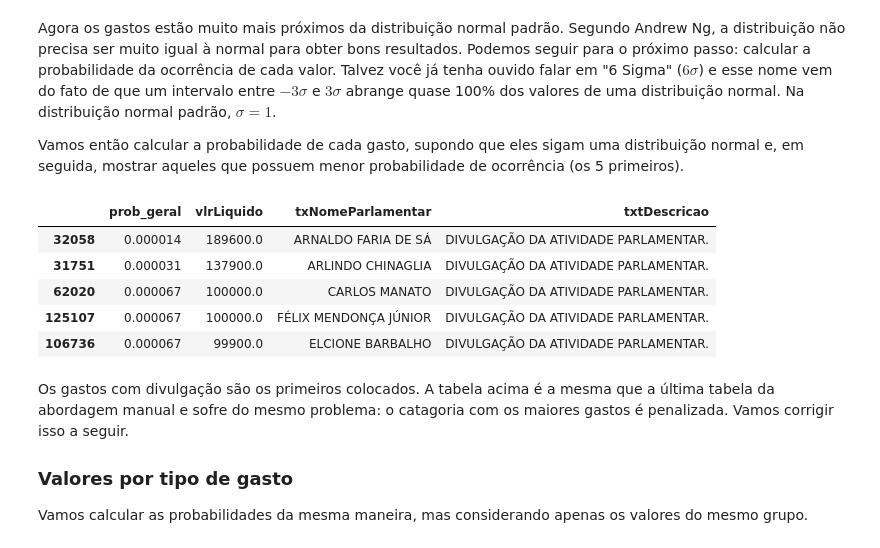
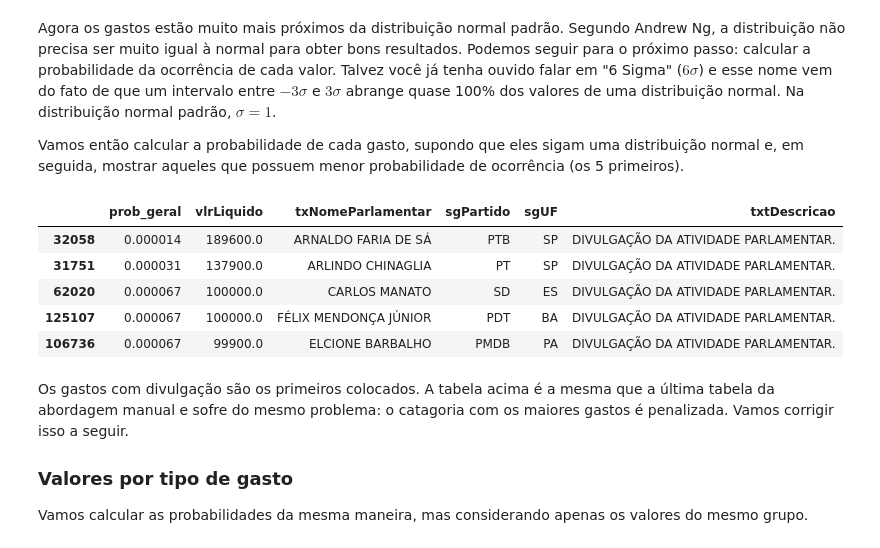
Before and after one commit to cemsbr/dados.gov.br, a Jupyter notebook: Outliers.ipynb, the cells around one changed output. Drawn from its saved outputs; the diff is of its cells as text; code cells hidden in the pictures.

```diff
--- a/Outliers.ipynb
+++ b/Outliers.ipynb
@@ -140,23 +141,23 @@ Vamos então calcular a probabilidade de cada gasto, supondo que eles sigam uma
 # %%
 from scipy.stats import norm
 
 def prob(valores):
     probs = valores.copy()
     probs[probs <= 0] = np.nan
     z = log_zscores(probs)
     probs[z.index] = norm.sf(z)
     return probs
 
 ceap['prob_geral'] = prob(ceap.vlrLiquido)
-colunas = ['prob_geral', 'vlrLiquido', 'txNomeParlamentar', 'txtDescricao']
+colunas = ['prob_geral', 'vlrLiquido', 'txNomeParlamentar', 'sgPartido', 'sgUF', 'txtDescricao']
 ceap[colunas].sort_values('prob_geral').head()
 # %% [output]
-|  | prob_geral | vlrLiquido | txNomeParlamentar | txtDescricao |
-| 32058 | 0.000014 | 189600.0 | ARNALDO FARIA DE SÁ | DIVULGAÇÃO DA ATIVIDADE PARLAMENTAR. |
-| 31751 | 0.000031 | 137900.0 | ARLINDO CHINAGLIA | DIVULGAÇÃO DA ATIVIDADE PARLAMENTAR. |
-| 62020 | 0.000067 | 100000.0 | CARLOS MANATO | DIVULGAÇÃO DA ATIVIDADE PARLAMENTAR. |
-| 125107 | 0.000067 | 100000.0 | FÉLIX MENDONÇA JÚNIOR | DIVULGAÇÃO DA ATIVIDADE PARLAMENTAR. |
-| 106736 | 0.000067 | 99900.0 | ELCIONE BARBALHO | DIVULGAÇÃO DA ATIVIDADE PARLAMENTAR. |
+|  | prob_geral | vlrLiquido | txNomeParlamentar | sgPartido | sgUF | txtDescricao |
+| 32058 | 0.000014 | 189600.0 | ARNALDO FARIA DE SÁ | PTB | SP | DIVULGAÇÃO DA ATIVIDADE PARLAMENTAR. |
+| 31751 | 0.000031 | 137900.0 | ARLINDO CHINAGLIA | PT | SP | DIVULGAÇÃO DA ATIVIDADE PARLAMENTAR. |
+| 62020 | 0.000067 | 100000.0 | CARLOS MANATO | SD | ES | DIVULGAÇÃO DA ATIVIDADE PARLAMENTAR. |
+| 125107 | 0.000067 | 100000.0 | FÉLIX MENDONÇA JÚNIOR | PDT | BA | DIVULGAÇÃO DA ATIVIDADE PARLAMENTAR. |
+| 106736 | 0.000067 | 99900.0 | ELCIONE BARBALHO | PMDB | PA | DIVULGAÇÃO DA ATIVIDADE PARLAMENTAR. |
 # %% [markdown]
 Os gastos com divulgação são os primeiros colocados. A tabela acima é a mesma que a última tabela da abordagem manual e sofre do mesmo problema: o catagoria com os maiores gastos é penalizada. Vamos corrigir isso a seguir.
 
```
Also changed, not shown: parts of 8 cells of this notebook.
